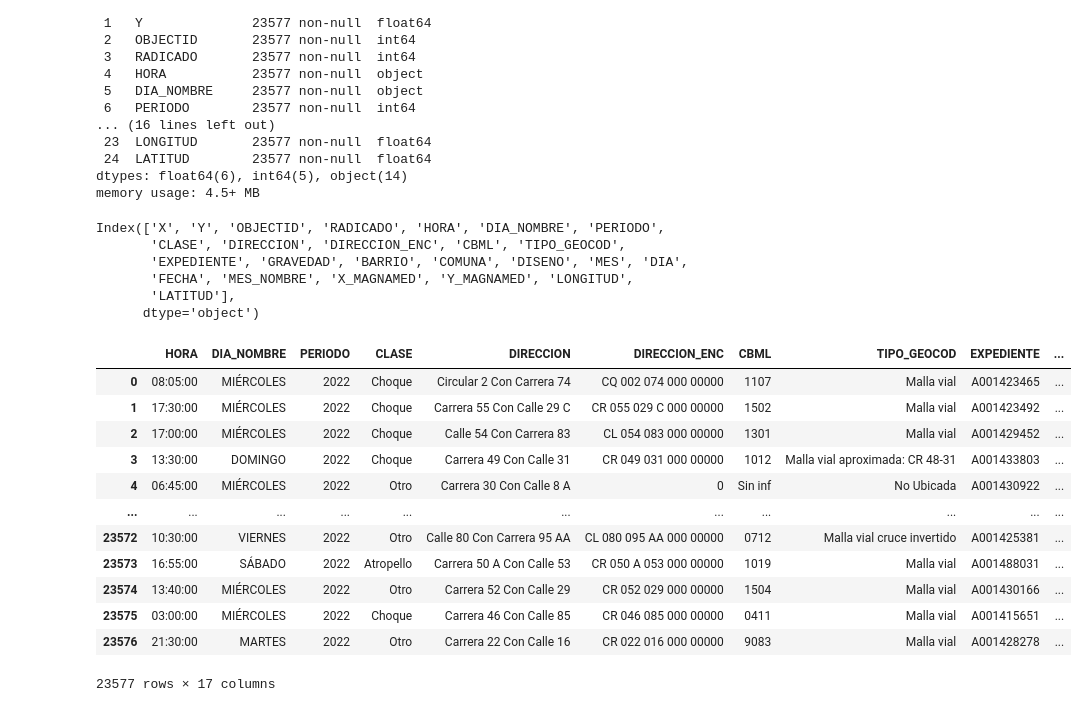
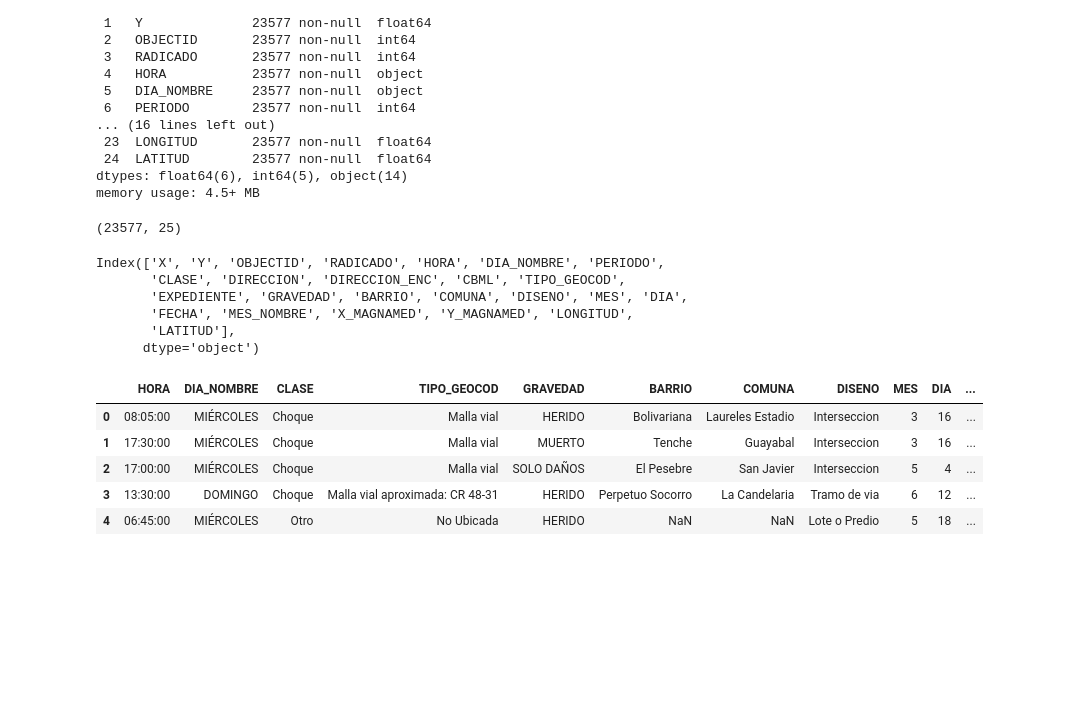
Before and after one commit to Mileej/Proyecto_individual, a Jupyter notebook: Proyecto2_MovilidadMedellín.ipynb, the cells around one changed output. Saved outputs shown, nothing was run; the diff lists cells and outputs as text; code cells hidden in the pictures; blank space fills up the shorter version.

```diff
--- a/Proyecto2_MovilidadMedellín.ipynb
+++ b/Proyecto2_MovilidadMedellín.ipynb
@@ -44,6 +47,11 @@ Data columns (total 25 columns):
  24  LATITUD        23577 non-null  float64
 dtypes: float64(6), int64(5), object(14)
 memory usage: 4.5+ MB
+# %%
+#cantidad de filas y columnas
+df.shape
+# %% [output]
+(23577, 25)
 # %%
 df.columns
 # %% [output]
@@ -54,21 +62,14 @@ Index(['X', 'Y', 'OBJECTID', 'RADICADO', 'HORA', 'DIA_NOMBRE', 'PERIODO',
        'LATITUD'],
       dtype='object')
 # %%
-#Eliminar columnas que no considere necesario
-df=df.drop(columns=['X','Y','OBJECTID','RADICADO','X_MAGNAMED','Y_MAGNAMED','LONGITUD','LATITUD'])
+#Eliminar columnas que no consideraremos en el ánalisis por que o están repetidas o hay otra que las abarga
+df=df.drop(columns=['X','Y','OBJECTID','RADICADO','X_MAGNAMED','Y_MAGNAMED','DIRECCION','DIRECCION_ENC','EXPEDIENTE','PERIODO','MES_NOMBRE', 'CBML'])
 # %%
-df
+df.head()
 # %% [output]
-|  | HORA | DIA_NOMBRE | PERIODO | CLASE | DIRECCION | DIRECCION_ENC | CBML | TIPO_GEOCOD | EXPEDIENTE | ... |
-| 0 | 08:05:00 | MIÉRCOLES | 2022 | Choque | Circular 2 Con Carrera 74 | CQ 002 074 000 00000 | 1107 | Malla vial | A001423465 | ... |
-| 1 | 17:30:00 | MIÉRCOLES | 2022 | Choque | Carrera 55 Con Calle 29 C | CR 055 029 C 000 00000 | 1502 | Malla vial | A001423492 | ... |
-| 2 | 17:00:00 | MIÉRCOLES | 2022 | Choque | Calle 54 Con Carrera 83 | CL 054 083 000 00000 | 1301 | Malla vial | A001429452 | ... |
-| 3 | 13:30:00 | DOMINGO | 2022 | Choque | Carrera 49 Con Calle 31 | CR 049 031 000 00000 | 1012 | Malla vial aproximada: CR 48-31 | A001433803 | ... |
-| 4 | 06:45:00 | MIÉRCOLES | 2022 | Otro | Carrera 30 Con Calle 8 A | 0 | Sin inf | No Ubicada | A001430922 | ... |
-| ... | ... | ... | ... | ... | ... | ... | ... | ... | ... | ... |
-| 23572 | 10:30:00 | VIERNES | 2022 | Otro | Calle 80 Con Carrera 95 AA | CL 080 095 AA 000 00000 | 0712 | Malla vial cruce invertido | A001425381 | ... |
-| 23573 | 16:55:00 | SÁBADO | 2022 | Atropello | Carrera 50 A Con Calle 53 | CR 050 A 053 000 00000 | 1019 | Malla vial | A001488031 | ... |
-| 23574 | 13:40:00 | MIÉRCOLES | 2022 | Otro | Carrera 52 Con Calle 29 | CR 052 029 000 00000 | 1504 | Malla vial | A001430166 | ... |
-| 23575 | 03:00:00 | MIÉRCOLES | 2022 | Choque | Carrera 46 Con Calle 85 | CR 046 085 000 00000 | 0411 | Malla vial | A001415651 | ... |
-| 23576 | 21:30:00 | MARTES | 2022 | Otro | Carrera 22 Con Calle 16 | CR 022 016 000 00000 | 9083 | Malla vial | A001428278 | ... |
+|  | HORA | DIA_NOMBRE | CLASE | TIPO_GEOCOD | GRAVEDAD | BARRIO | COMUNA | DISENO | MES | DIA | ... |
+| 0 | 08:05:00 | MIÉRCOLES | Choque | Malla vial | HERIDO | Bolivariana | Laureles Estadio | Interseccion | 3 | 16 | ... |
+| 1 | 17:30:00 | MIÉRCOLES | Choque | Malla vial | MUERTO | Tenche | Guayabal | Interseccion | 3 | 16 | ... |
+| 2 | 17:00:00 | MIÉRCOLES | Choque | Malla vial | SOLO DAÑOS | El Pesebre | San Javier | Interseccion | 5 | 4 | ... |
+| 3 | 13:30:00 | DOMINGO | Choque | Malla vial aproximada: CR 48-31 | HERIDO | Perpetuo Socorro | La Candelaria | Tramo de via | 6 | 12 | ... |
+| 4 | 06:45:00 | MIÉRCOLES | Otro | No Ubicada | HERIDO | NaN | NaN | Lote o Predio | 5 | 18 | ... |
-23577 rows × 17 columns
```
Also changed, not shown: parts of 91 cells of this notebook.
